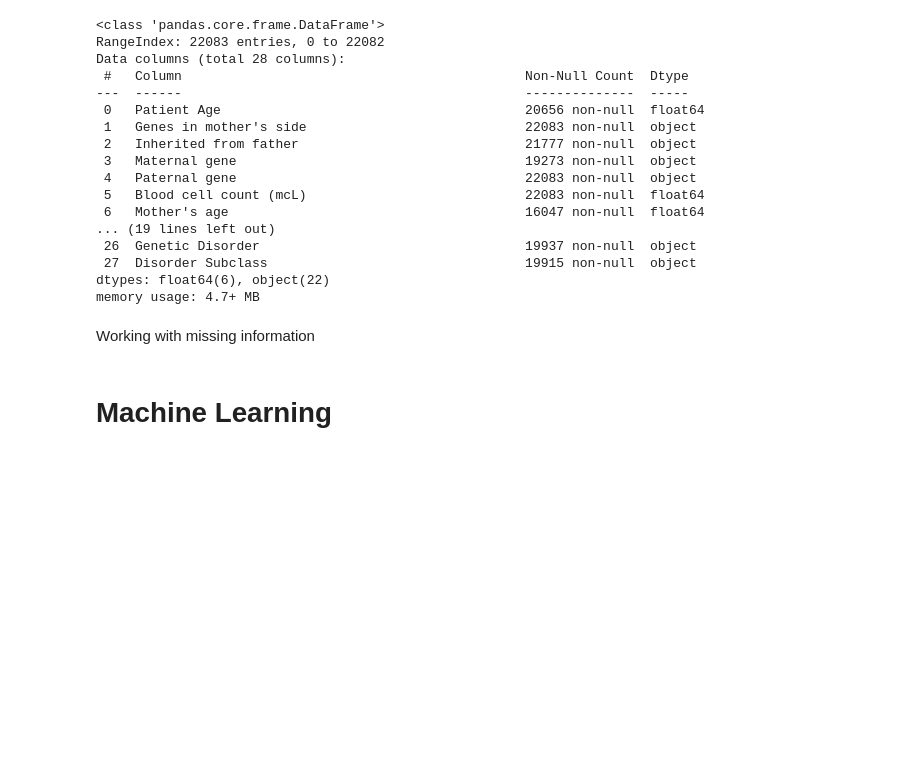
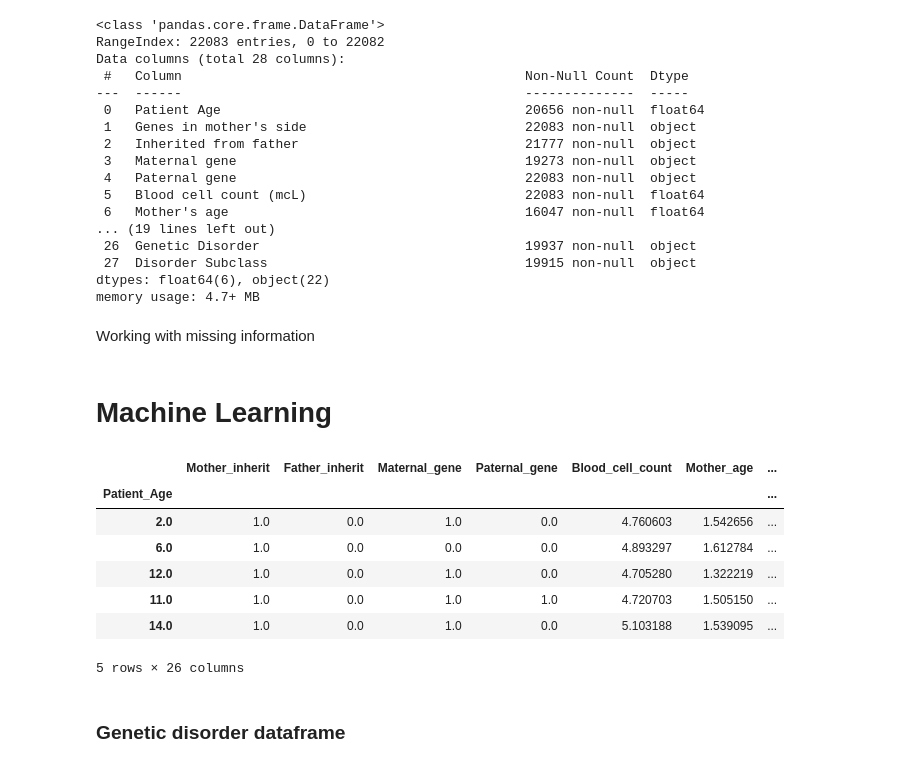
Before and after one commit to crodilla/Genomes_project, a Jupyter notebook: src/notebooks/project_resume.ipynb, the cells around one changed output. Saved outputs shown, nothing was run; the diff lists cells and outputs as text; code cells hidden in the pictures; blank space fills up the shorter version.

```diff
--- a/src/notebooks/project_resume.ipynb
+++ b/src/notebooks/project_resume.ipynb
@@ -187,0 +209,22 @@ Disorder_subclass = df_eda.drop(["Genetic_disorder"], axis=1)
+# %%
+# Original dataframe
+df_eda
+# Select columns to transform
+COLS_TO_TRANSFORM = ['Father_age', 'Mother_age']
+
+# Logaritmic transformation of specific columns
+for c in [c for c in df_eda.columns if df_eda[c].name in COLS_TO_TRANSFORM]:
+    df_eda[c] = np.log10(df_eda[c])
+
+df_eda.head()
+# %% [output]
+|  | Mother_inherit | Father_inherit | Maternal_gene | Paternal_gene | Blood_cell_count | Mother_age | ... |
+| Patient_Age |  |  |  |  |  |  | ... |
+| 2.0 | 1.0 | 0.0 | 1.0 | 0.0 | 4.760603 | 1.542656 | ... |
+| 6.0 | 1.0 | 0.0 | 0.0 | 0.0 | 4.893297 | 1.612784 | ... |
+| 12.0 | 1.0 | 0.0 | 1.0 | 0.0 | 4.705280 | 1.322219 | ... |
+| 11.0 | 1.0 | 0.0 | 1.0 | 1.0 | 4.720703 | 1.505150 | ... |
+| 14.0 | 1.0 | 0.0 | 1.0 | 0.0 | 5.103188 | 1.539095 | ... |
+5 rows × 26 columns
+# %% [markdown]
+### Genetic disorder dataframe
```
Also changed, not shown: parts of 12 cells of this notebook, 7 other files.
